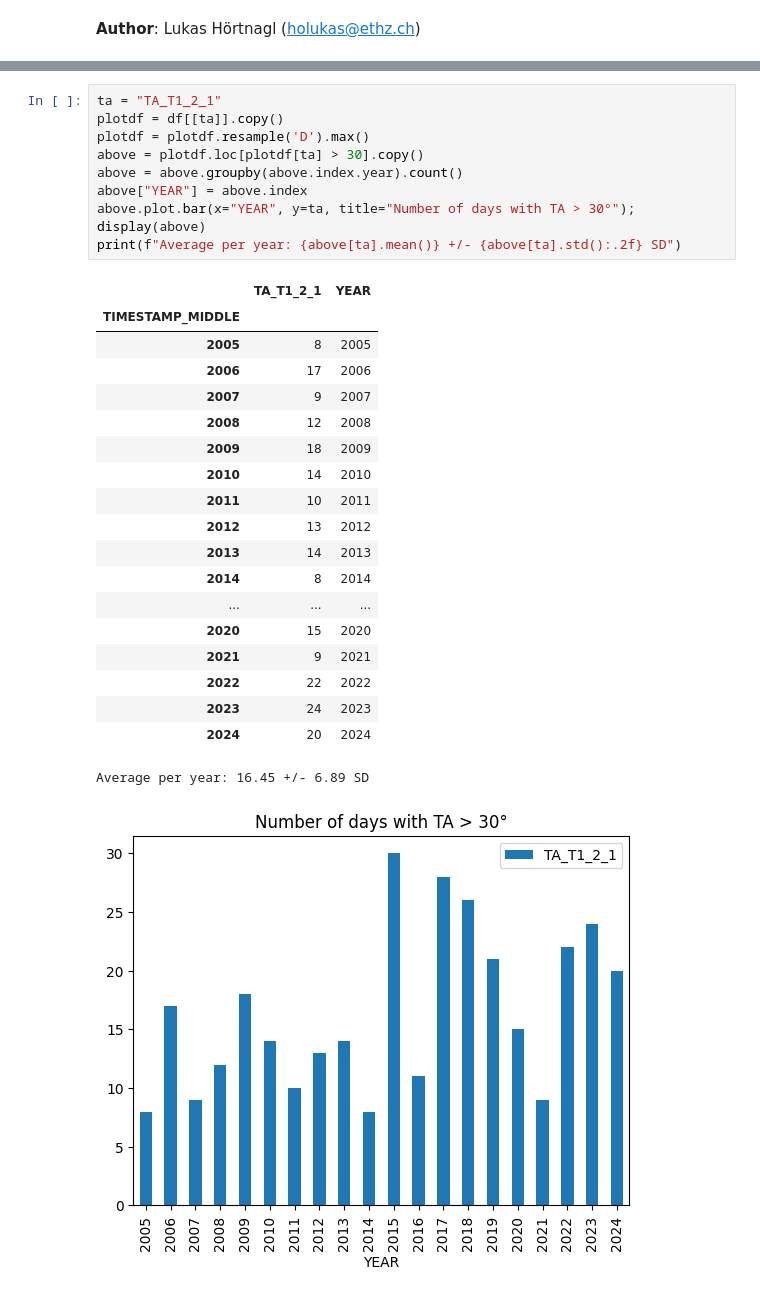
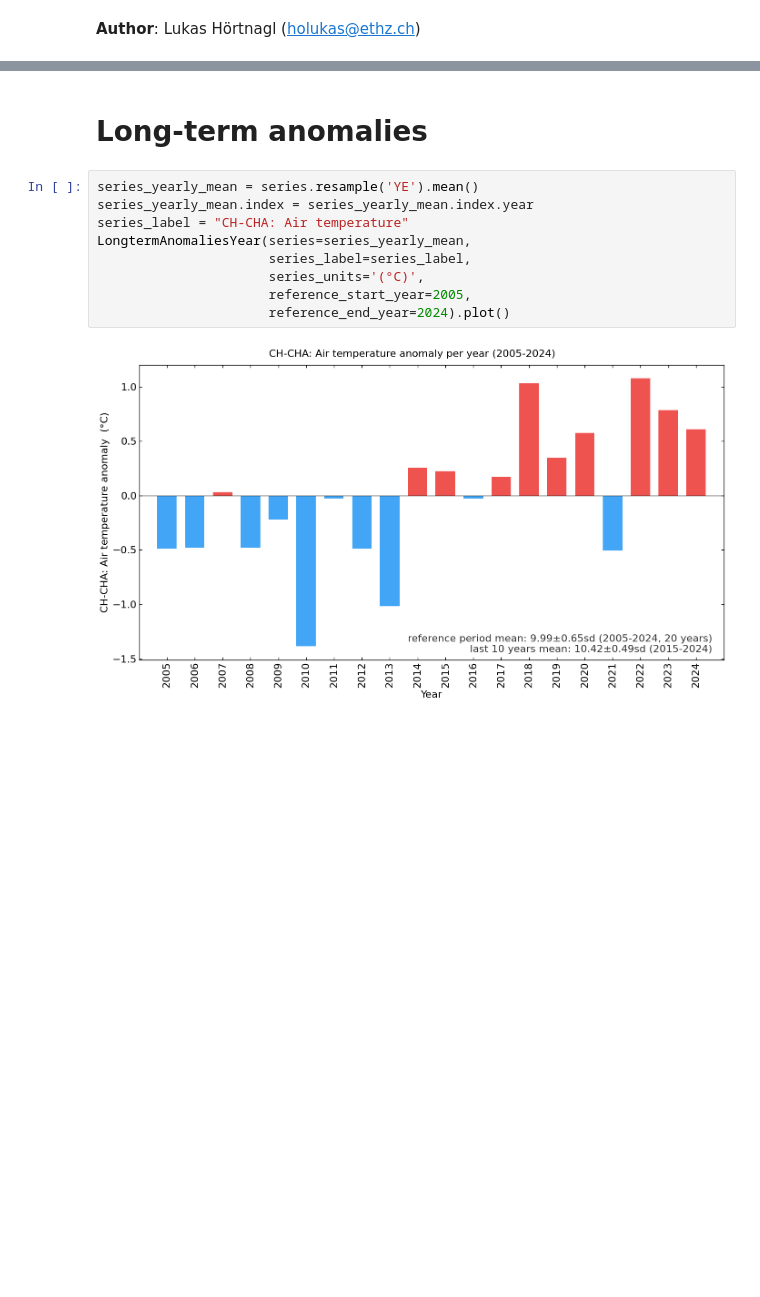
Before and after one commit to holukas/dataset_ch-cha_flux_product, a Jupyter notebook: dataset_ch-cha_flux_product/notebooks/90_DATASET_OVERVIEW/METEO_TA.ipynb, the cells around one changed output, grey strips where cells are left out. Saved outputs shown, nothing was run; the diff lists cells and outputs as text; blank space fills up the shorter version.

```diff
--- a/dataset_ch-cha_flux_product/notebooks/90_DATASET_OVERVIEW/METEO_TA.ipynb
+++ b/dataset_ch-cha_flux_product/notebooks/90_DATASET_OVERVIEW/METEO_TA.ipynb
@@ -314,31 +403,13 @@ Average per year: 97.9 +/- 10.57 SD
-# %%
-ta = "TA_T1_2_1"
-plotdf = df[[ta]].copy()
-plotdf = plotdf.resample('D').max()
-above = plotdf.loc[plotdf[ta] > 30].copy()
-above = above.groupby(above.index.year).count()
-above["YEAR"] = above.index
-above.plot.bar(x="YEAR", y=ta, title="Number of days with TA > 30°");
-display(above)
-print(f"Average per year: {above[ta].mean()} +/- {above[ta].std():.2f} SD")
-# %% [output]
-|  | TA_T1_2_1 | YEAR |
-| TIMESTAMP_MIDDLE |  |  |
-| 2005 | 8 | 2005 |
-| 2006 | 17 | 2006 |
-| 2007 | 9 | 2007 |
-| 2008 | 12 | 2008 |
-| 2009 | 18 | 2009 |
-| 2010 | 14 | 2010 |
-| 2011 | 10 | 2011 |
-| 2012 | 13 | 2012 |
-| 2013 | 14 | 2013 |
-| 2014 | 8 | 2014 |
-| ... | ... | ... |
-| 2020 | 15 | 2020 |
-| 2021 | 9 | 2021 |
-| 2022 | 22 | 2022 |
-| 2023 | 24 | 2023 |
-| 2024 | 20 | 2024 |
-Average per year: 16.45 +/- 6.89 SD
-[figure, removed]
+# %% [markdown]
+# Long-term anomalies
+# %%
+series_yearly_mean = series.resample('YE').mean()
+series_yearly_mean.index = series_yearly_mean.index.year
+series_label = "CH-CHA: Air temperature"
+LongtermAnomaliesYear(series=series_yearly_mean,
+                      series_label=series_label,
+                      series_units='(°C)',
+                      reference_start_year=2005,
+                      reference_end_year=2024).plot()
+# %% [output]
+[figure, added]
```
Also changed, not shown: parts of 75 cells of this notebook, 8 other files.
